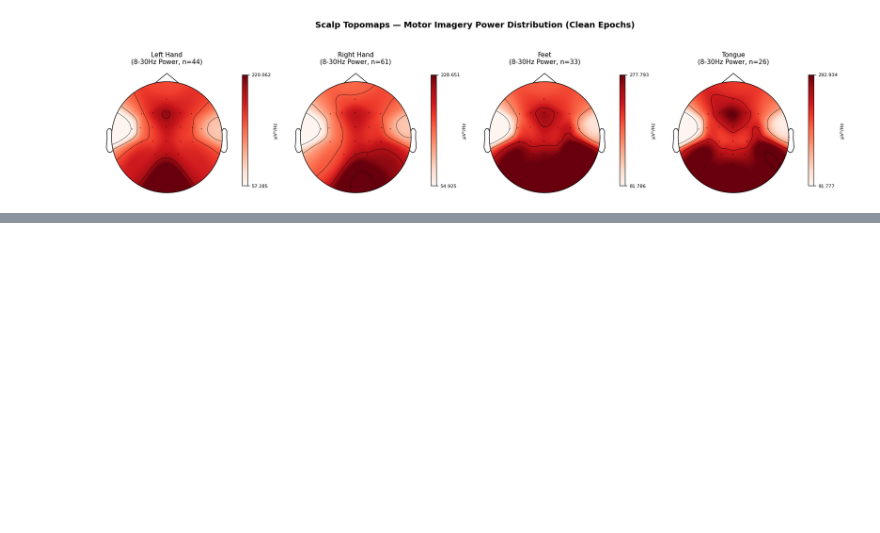
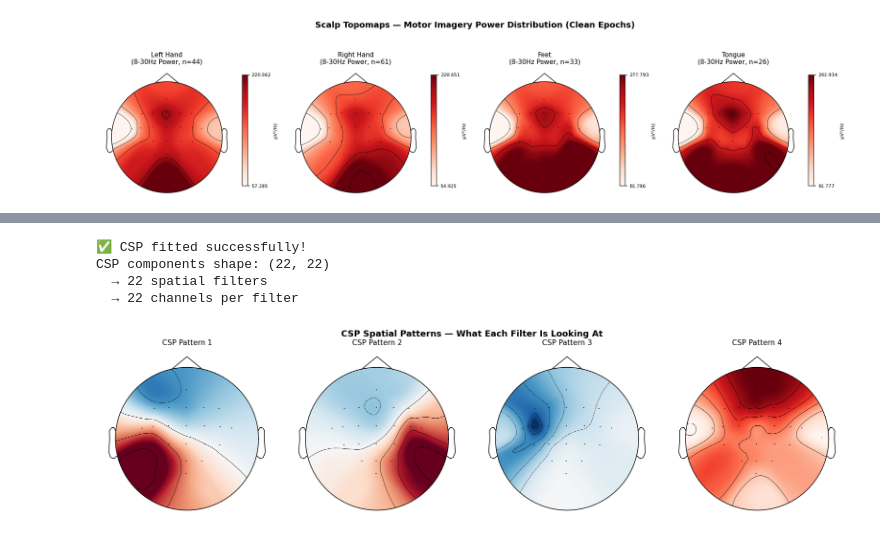
Before and after one commit to YashBhardwaj21/ml, a Jupyter notebook: bci.ipynb, the cells around one changed output, grey strips where cells are left out. Drawn from its saved outputs; the diff is of its cells as text; code cells hidden in the pictures; blank space fills up the shorter version.

```diff
--- a/bci.ipynb
+++ b/bci.ipynb
@@ -803,0 +875,40 @@ plt.show()
+# %%
+# CSP works on pairs of classes (binary)
+# n_components=4 means 4 spatial filters per class pair
+
+csp = CSP(n_components=4, reg=None, log=True, norm_trace=False)
+
+# Fit CSP on all data to visualize the spatial filters
+csp.fit(X, y)
+
+print("✅ CSP fitted successfully!")
+print(f"CSP components shape: {csp.filters_.shape}")
+print(f"  → {csp.filters_.shape[0]} spatial filters")
+print(f"  → {csp.filters_.shape[1]} channels per filter")
+# %% [output]
+✅ CSP fitted successfully!
+CSP components shape: (22, 22)
+  → 22 spatial filters
+  → 22 channels per filter
+# %%
+# CSP patterns show which brain regions are most important
+# for separating the classes
+
+fig, axes = plt.subplots(1, 4, figsize=(16, 4))
+
+for i, ax in enumerate(axes):
+    mne.viz.plot_topomap(
+        csp.patterns_[i],
+        epochs_final.info,
+        axes=ax,
+        show=False,
+        contours=4
+    )
+    ax.set_title(f'CSP Pattern {i+1}', fontsize=11)
+
+plt.suptitle('CSP Spatial Patterns — What Each Filter Is Looking At',
+             fontsize=13, fontweight='bold')
+plt.tight_layout()
+plt.show()
+# %% [output]
+[figure, added]
```
Also changed, not shown: parts of 4 cells of this notebook.
